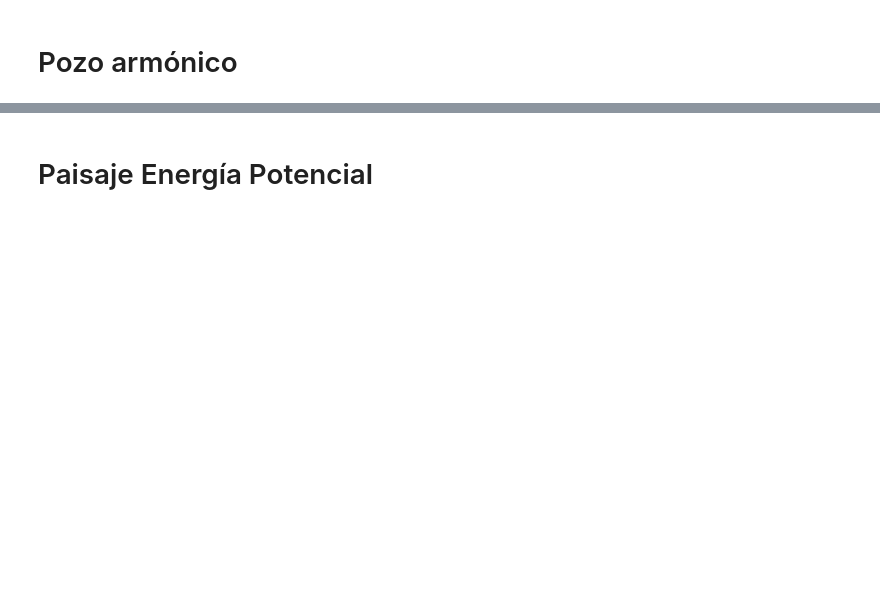
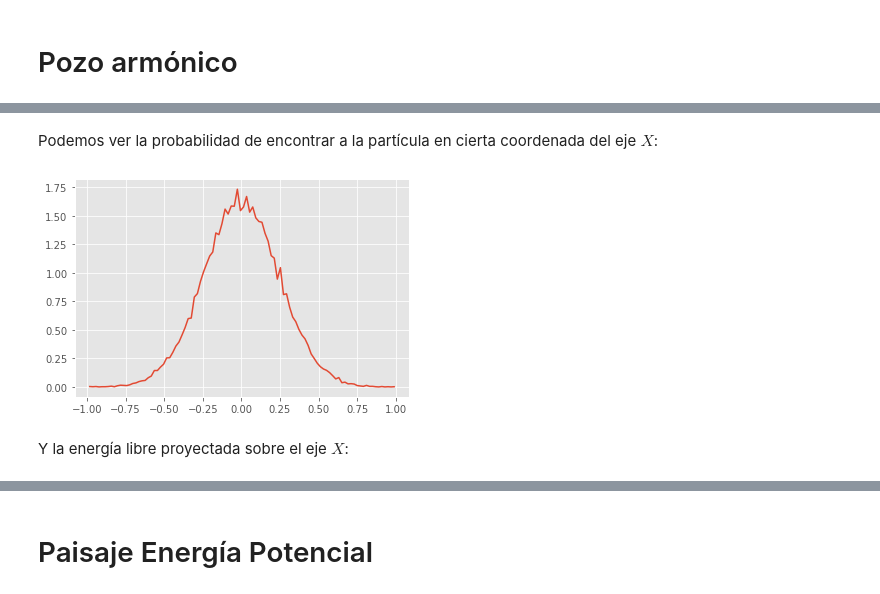
Before and after one commit to uibcdf/Academia, a Jupyter notebook: Ejemplos_de_simulaciones_de_MD/Pozo_Harmónico.ipynb, the cells around one changed output, grey strips where cells are left out. Cells and saved outputs as stored; diff of their text form; code cells hidden in the pictures; blank space fills up the shorter version.

```diff
--- a/Ejemplos_de_simulaciones_de_MD/Pozo_Harmónico.ipynb
+++ b/Ejemplos_de_simulaciones_de_MD/Pozo_Harmónico.ipynb
@@ -25,0 +370,11 @@ Masa: 6.86022314256132 Da
+# %% [markdown]
+Podemos ver la probabilidad de encontrar a la partícula en cierta coordenada del eje $X$:
+# %%
+plt.rcParams['figure.figsize'] = 6, 4
+hist, bin_edges = np.histogram(position[:,0],bins=100, density=True)
+plt.plot((bin_edges[1:]+bin_edges[:-1])/2.0,hist)
+plt.show()
+# %% [output]
+[figure, added]
+# %% [markdown]
+Y la energía libre proyectada sobre el eje $X$:
```
Also changed, not shown: parts of 76 cells of this notebook, 3 other files.
